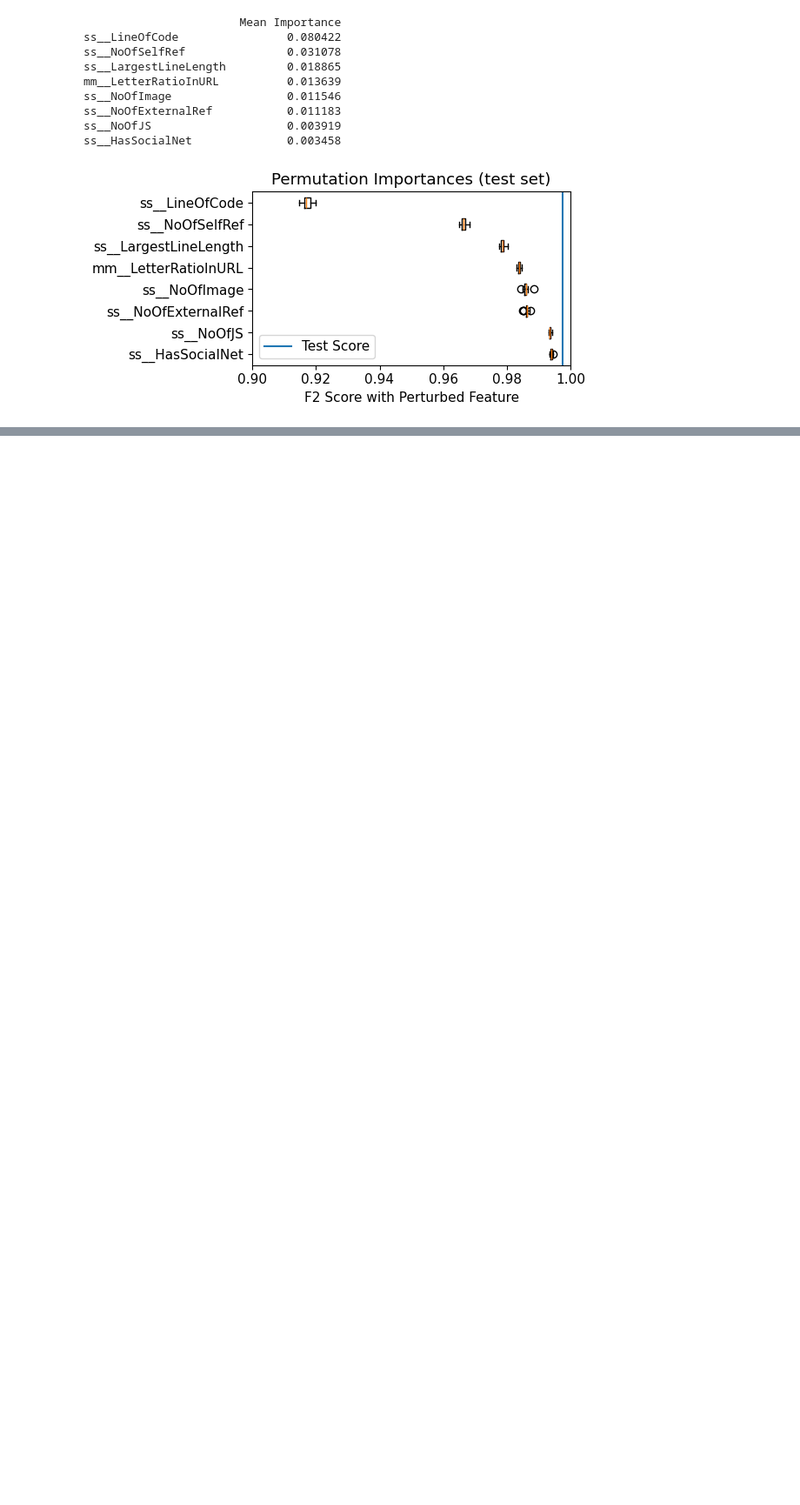
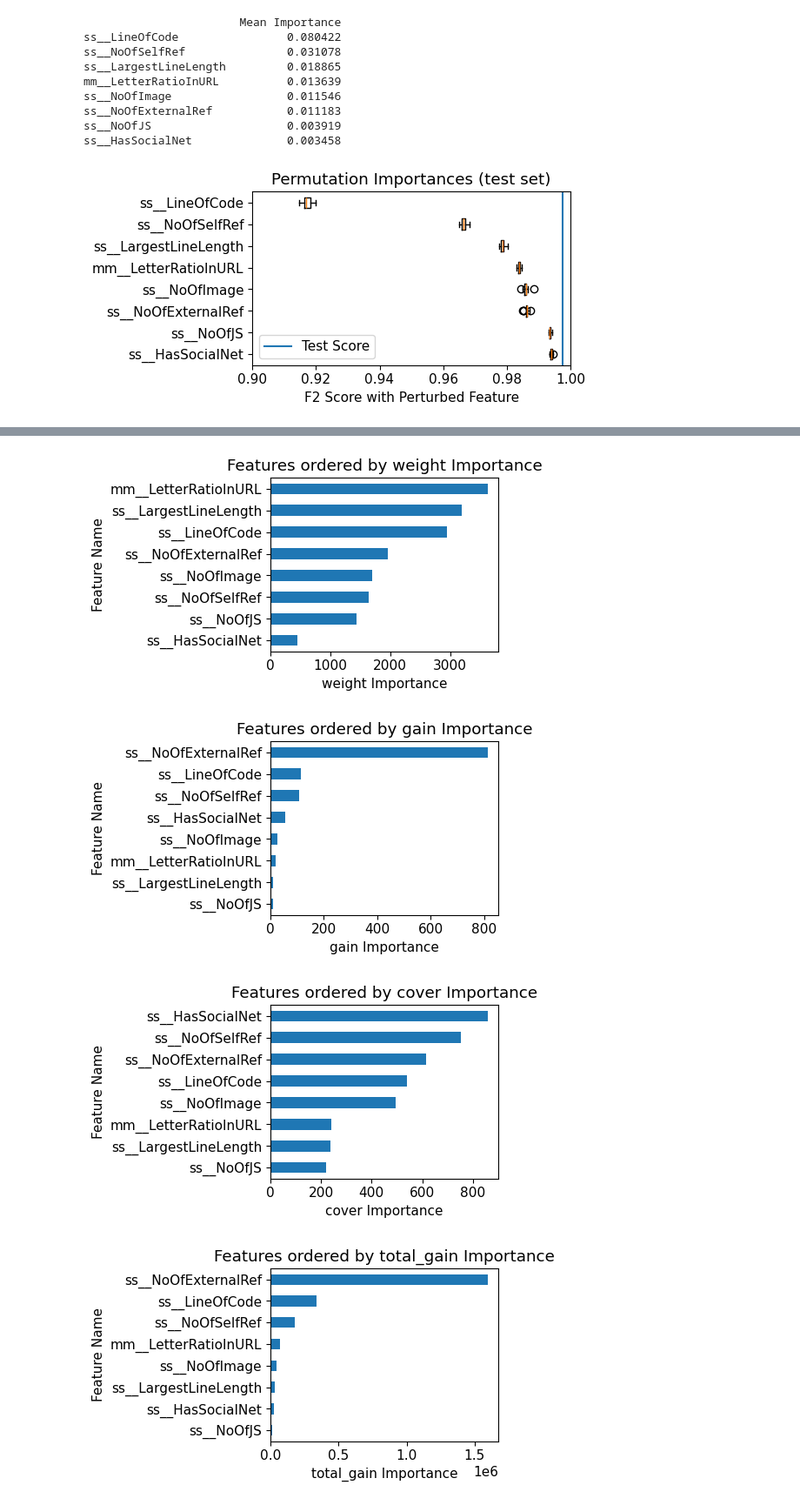
Before and after one commit to plestz/phishing_url_detection, a Jupyter notebook: src/analysis.ipynb, the cells around one changed output, grey strips where cells are left out. Shown at 87% size. Saved outputs shown, nothing was run; the diff lists cells and outputs as text; code cells hidden in the pictures; blank space fills up the shorter version.

Commit message:
feat: xgb global feature importances with weight, gain, cover, total_gain, and total_cover

```diff
--- a/src/analysis.ipynb
+++ b/src/analysis.ipynb
@@ -182,0 +183,22 @@ plt.show()
+# %%
+# GLOBAL FEATURE IMPORTANCE 3
+
+METRICS = ['weight', 'gain', 'cover', 'total_gain', 'total_cover']
+ordered_features = {}
+
+for metric in METRICS:
+    ordered_features[f'{metric}'] = pd.Series(xgbc_model_results['best_estimators'][best_xgbc_index].get_booster().get_score(importance_type = metric)).sort_values(ascending = False)
+
+for metric, top_10_features in ordered_features.items():
+    plt.figure(figsize = (5,3))
+    top_10_features[::-1].plot(kind = 'barh')
+    plt.title(f'Features ordered by {metric} Importance')
+    plt.xlabel(f'{metric} Importance')
+    plt.ylabel('Feature Name')
+    plt.tight_layout()
+    plt.show()
+# %% [output]
+[figure, added]
+[figure, added]
+[figure, added]
+[figure, added]
```
Also changed, not shown: parts of 2 cells of this notebook.
